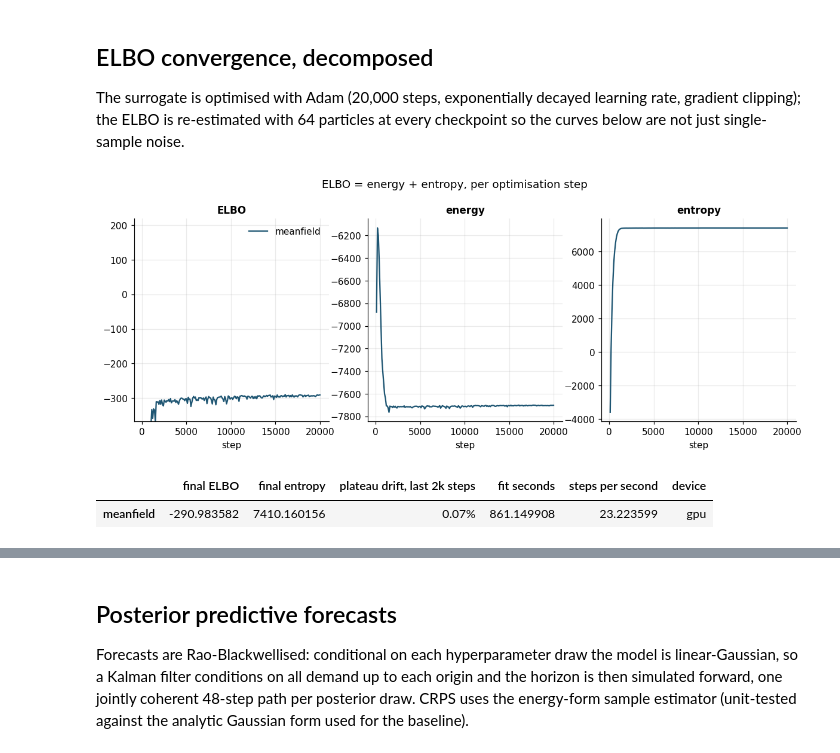
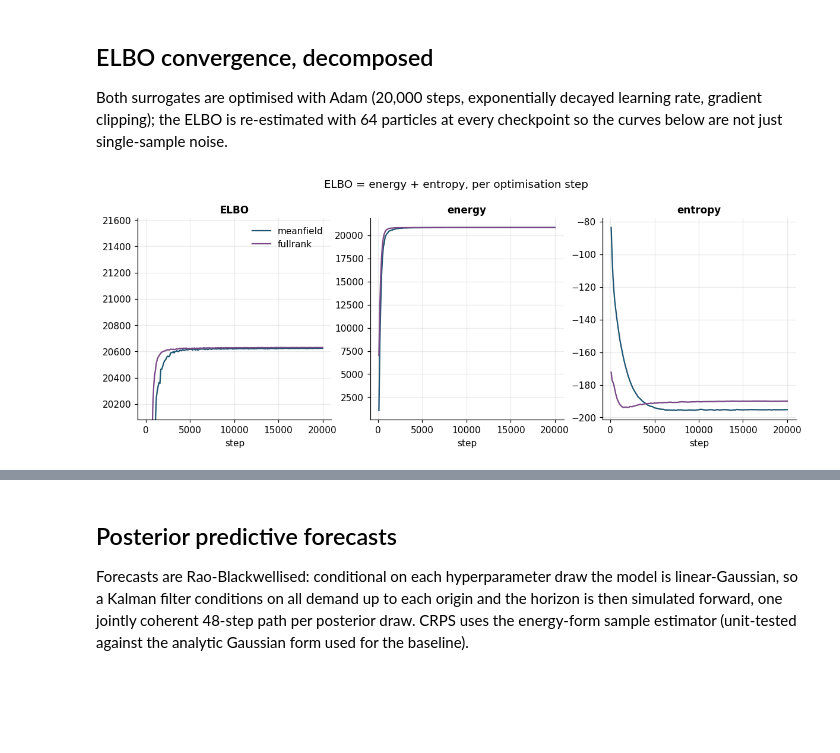
Before and after one commit to argmax-w/nem-demand-forecast, a Jupyter notebook: notebooks/03_bsts_vi.ipynb, the cells around one changed output, grey strips where cells are left out. Saved outputs shown, nothing was run; the diff lists cells and outputs as text; code cells hidden in the pictures; blank space fills up the shorter version.

```diff
--- a/notebooks/03_bsts_vi.ipynb
+++ b/notebooks/03_bsts_vi.ipynb
@@ -70,6 +73,7 @@ from nemforecastdemand.config import load_config
 from nemforecastdemand.data.loaders import load_splits
 from nemforecastdemand.evaluation.metrics import crps_gaussian, crps_samples
 from nemforecastdemand.models import bsts
+from nemforecastdemand.models.predict import variance_decomposition
 from nemforecastdemand.plotting import fan_chart, palette, save_figure, setup_style
 from nemforecastdemand.splits import rolling_origins
 from nemforecastdemand.utils import load_artifact
@@ -78,56 +82,46 @@ setup_style()
 cfg = load_config()
 splits = load_splits(cfg.paths.processed)
 panel = pd.concat([splits["train"], splits["validation"], splits["test"]])
+max_lag = max(cfg.features.demand_lags)
 
-fits = {kind: load_artifact(cfg.paths.artifacts / f"bsts_vi_{kind}") for kind in ("meanfield",)}
-test_origins = rolling_origins(
-    splits["test"].index, panel.index, cfg.origins, cfg.horizon, max(cfg.features.demand_lags)
-)
+fits = {
+    kind: load_artifact(cfg.paths.artifacts / f"bsts_collapsed_vi_{kind}")
+    for kind in ("meanfield", "fullrank")
+}
+test_origins = rolling_origins(splits["test"].index, panel.index, cfg.origins, cfg.horizon, max_lag)
+fit_index = panel.index[panel.index < splits["test"].index[0]][max_lag:]
+inputs = bsts.prepare_inputs(panel, cfg, fit_index)
+
+SITES = tuple(s for s in bsts.HYPER_SITES if s not in ("level_init", "slope_init"))
+
+
+def draws_of(kind: str) -> dict[str, np.ndarray]:
+    """Hyperparameter draws with the marginalised init sites at their prior mean."""
+    arrays = fits[kind][0]
+    draws = {site: arrays[f"draw_{site}"] for site in SITES}
+    zeros = np.zeros(draws["sigma_level"].shape[0], dtype=np.float32)
+    return {**draws, "level_init": zeros, "slope_init": zeros}
 # %% [markdown]
 ## ELBO convergence, decomposed
 
-The surrogate is optimised with Adam (20,000 steps, exponentially
+Both surrogates are optimised with Adam (20,000 steps, exponentially
 decayed learning rate, gradient clipping); the ELBO is re-estimated with
 64 particles at every checkpoint so the curves below are not just
 single-sample noise.
 # %%
 fig, axes = plt.subplots(1, 3, figsize=(13, 4))
 colours = {"meanfield": palette("demand"), "fullrank": palette("accent")}
 for kind, (arrays, _meta) in fits.items():
     axes[0].plot(arrays["elbo_steps"], arrays["elbo"], color=colours[kind], label=kind)
     axes[1].plot(arrays["elbo_steps"], arrays["energy"], color=colours[kind])
     axes[2].plot(arrays["elbo_steps"], arrays["entropy"], color=colours[kind])
 for ax, title in zip(axes, ("ELBO", "energy", "entropy"), strict=True):
     ax.set_title(title)
     ax.set_xlabel("step")
 axes[0].set_ylim(bottom=np.quantile(fits["meanfield"][0]["elbo"], 0.05))
 axes[0].legend()
 fig.suptitle("ELBO = energy + entropy, per optimisation step", y=1.03)
 save_figure(fig, "elbo_decomposition", cfg.paths.figures)
 plt.show()
-
-
-def plateau_drift(elbo: np.ndarray, window: int = 20) -> str:
-    """Relative ELBO drift between the last two checkpoint windows."""
-    recent = elbo[-window:].mean()
-    previous = elbo[-2 * window : -window].mean()
-    return f"{abs(recent - previous) / abs(previous):.2%}"
-
-
-pd.DataFrame(
-    {
-        kind: {
-            "final ELBO": meta["final_elbo"],
-            "final entropy": meta["final_entropy"],
-            "plateau drift, last 2k steps": plateau_drift(arrays["elbo"]),
-            "fit seconds": meta["timings_seconds"]["fit_seconds"],
-            "steps per second": meta["timings_seconds"]["steps_per_second"],
-            "device": meta["device"],
-        }
-        for kind, (arrays, meta) in fits.items()
-    }
-).T
 # %% [output]
-[figure, old version]
+[figure, new version]
-|  | final ELBO | final entropy | plateau drift, last 2k steps | fit seconds | steps per second | device |
-| meanfield | -290.983582 | 7410.160156 | 0.07% | 861.149908 | 23.223599 | gpu |
```
Also changed, not shown: parts of 18 cells of this notebook, 20 other files.
